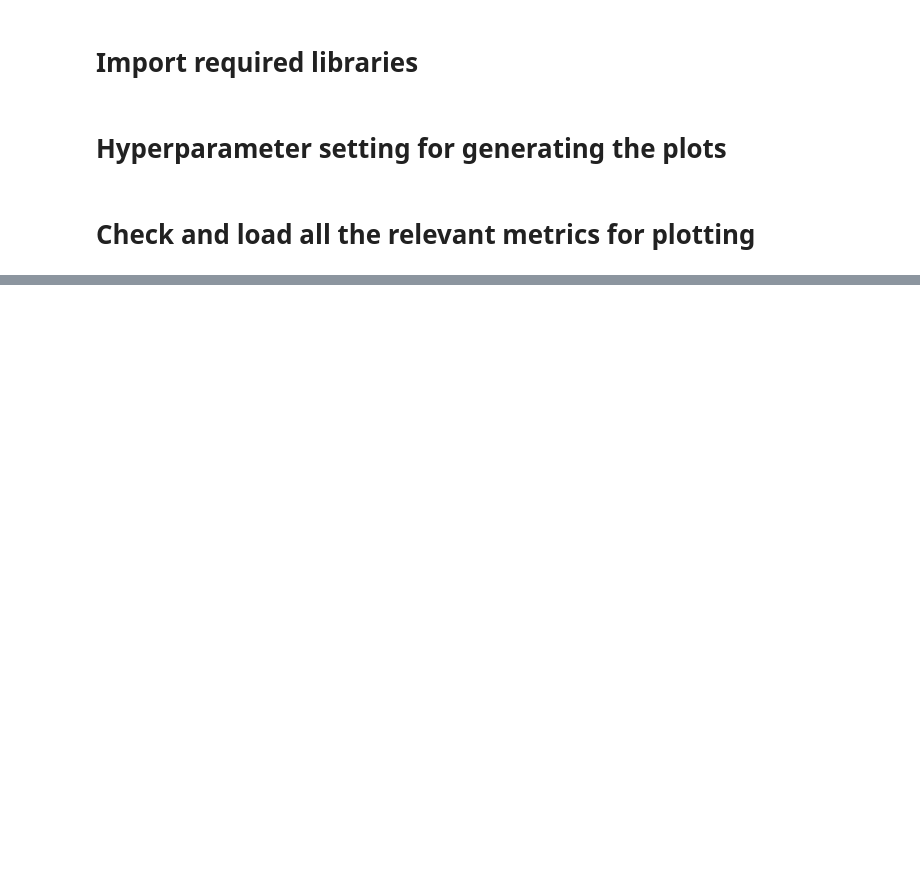
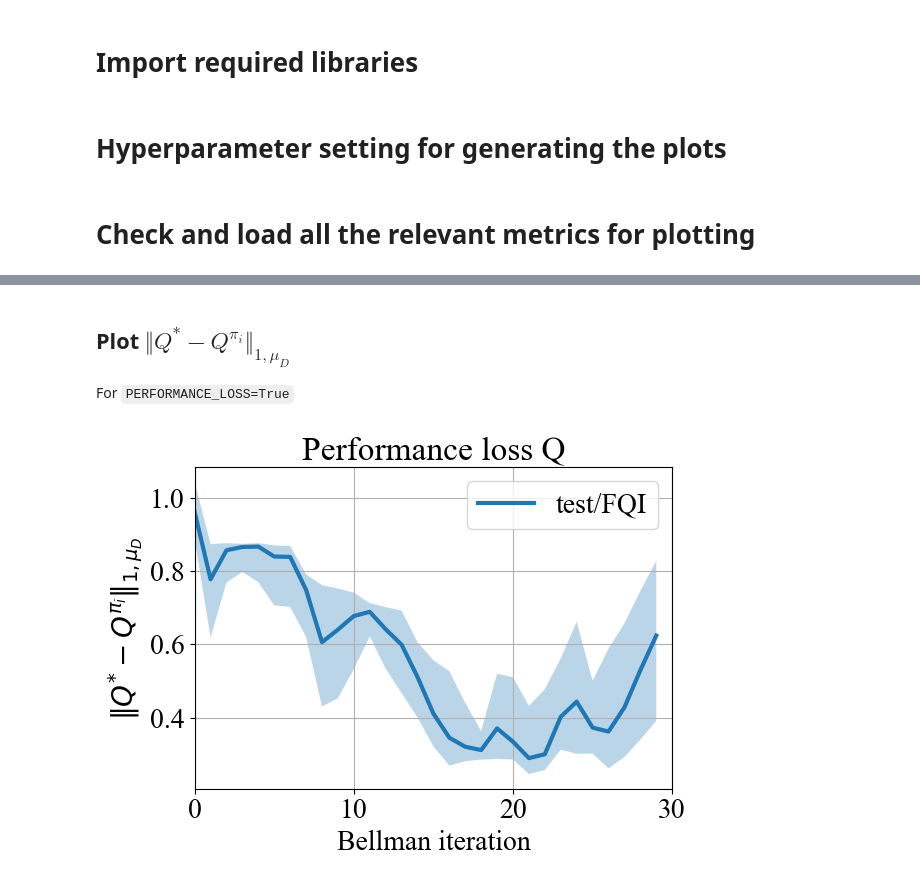
Before and after one commit to theovincent/slimDQN, a Jupyter notebook: experiments/CarOnHill/plots.ipynb, the cells around one changed output, grey strips where cells are left out. Drawn from its saved outputs; the diff is of its cells as text; code cells hidden in the pictures; blank space fills up the shorter version.

```diff
--- a/experiments/CarOnHill/plots.ipynb
+++ b/experiments/CarOnHill/plots.ipynb
@@ -75 +70,33 @@ for experiment in experiment_seed_folder_map:
+# %% [markdown]
+## Plot $\Vert Q^{*} - Q^{\pi_i}\Vert_{1, \mu_{D}}$
+For `PERFORMANCE_LOSS=True`
+# %%
+if PERFORMANCE_LOSS:
+    q_perf_loss = {}
+    for experiment in experiment_seed_folder_map:
+        n_seeds = len(metrics[experiment]["q_pi_i"])
+        n_bellman_iterations = list(metrics[experiment]["q_pi_i"].values())[0].shape[0]
+        q_perf_loss[experiment] = np.zeros((n_seeds, n_bellman_iterations))
+        for idx_seed, seed_run in enumerate(experiment_seed_folder_map[experiment]):
+            q_perf_loss[experiment][idx_seed] = np.sqrt(
+                            np.sum(np.abs(OPT_Q.reshape(-1,2) - metrics[experiment]["q_pi_i"][seed_run]) *
+                                metrics[experiment]["scaling"].reshape(-1)[:,np.newaxis], axis=(1,2)))
+    plot_value("Bellman iteration",
+                "$\Vert Q^{*} - Q^{\pi_i}\Vert_{1, \mu_{D}}$",
+                np.arange(0, n_bellman_iterations).tolist(),
+                q_perf_loss,
+                ticksize=10,
+                title="Performance loss Q",
+                fontsize=20,
+                linewidth=3,
+                xlim=(0, n_bellman_iterations),
+                xticks=[0]
+            + [
+                idx * 10 ** (int(np.log10(n_bellman_iterations)))
+                for idx in range(
+                    1, int(np.ceil(n_bellman_iterations / 10 ** (int(np.log10(n_bellman_iterations))))) + 1
+                )
+            ]).savefig(os.path.join(BASE_PATH, experiments_to_run[0], "performance_loss_q.pdf"), bbox_inches='tight')
+# %% [output]
+[figure, added]
 # %% [markdown]
```
Also changed, not shown: parts of 25 cells of this notebook, 2 other files.
